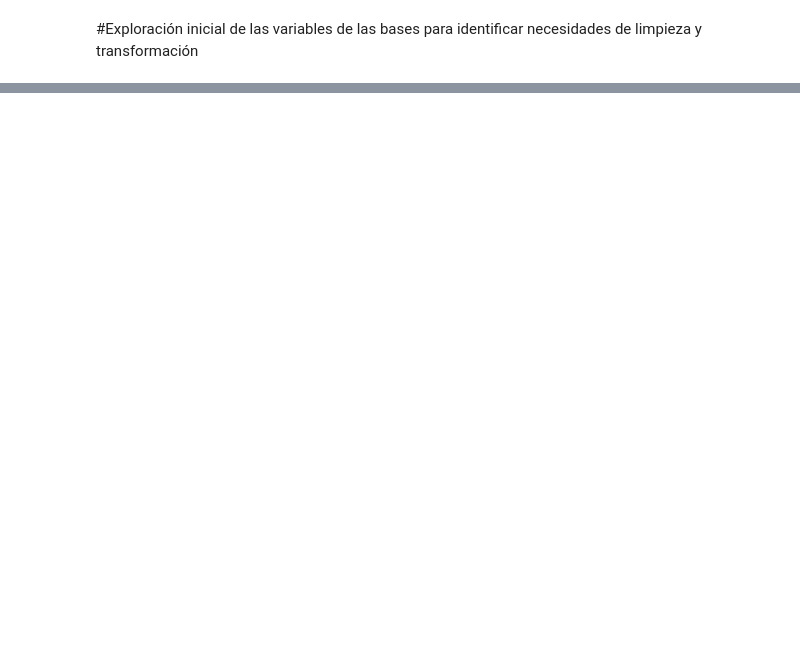
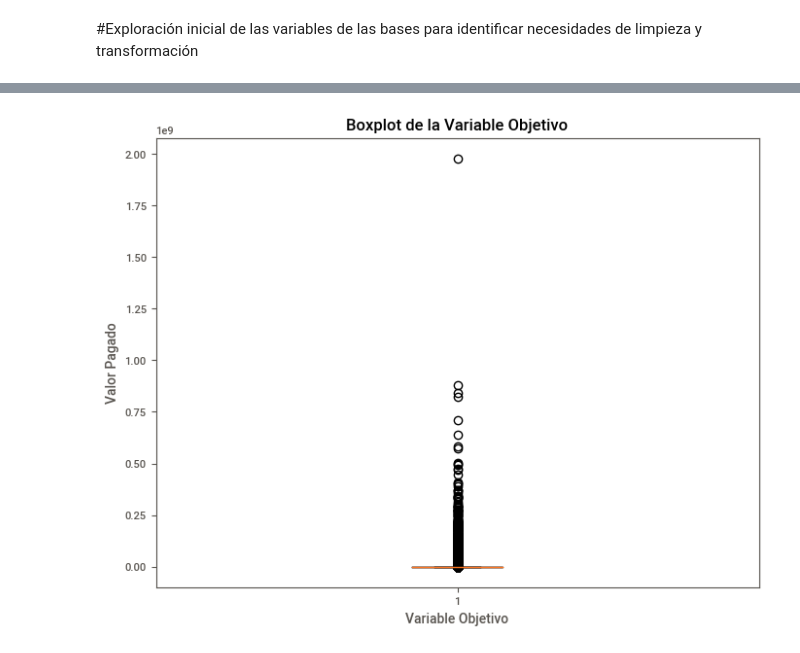
Before and after one commit to veronica1908/FINANZAS_E4_AIII, a Jupyter notebook: b_Limpieza_Transformacion_A_Exploratorio.ipynb, the cells around one changed output, grey strips where cells are left out. Cells and saved outputs as stored; diff of their text form; code cells hidden in the pictures; blank space fills up the shorter version.

```diff
--- a/b_Limpieza_Transformacion_A_Exploratorio.ipynb
+++ b/b_Limpieza_Transformacion_A_Exploratorio.ipynb
@@ -183,0 +276,4 @@ rgd.show_notebook()
+# %%
+#Vamos a unir esta base de datos con la anterior para consolidar toda la información.
+ # Unir las tablas por la columna Asegurado_Id
+base_final = pd.merge(bd_siniestros, BD_EXP_SOCIOD, on='Asegurado_Id', how='inner')
@@ -183,0 +480,11 @@ rgd.show_notebook()
+# %%
+#Revisamos valores atípicos de la variable objetivo
+#boxplot
+plt.figure(figsize=(8, 6))
+plt.boxplot(base_final['Valor_Pagado'])
+plt.xlabel('Variable Objetivo')
+plt.ylabel('Valor Pagado')
+plt.title('Boxplot de la Variable Objetivo')
+plt.show()
+# %% [output]
+[figure, added]
```
Also changed, not shown: parts of 42 cells of this notebook.
